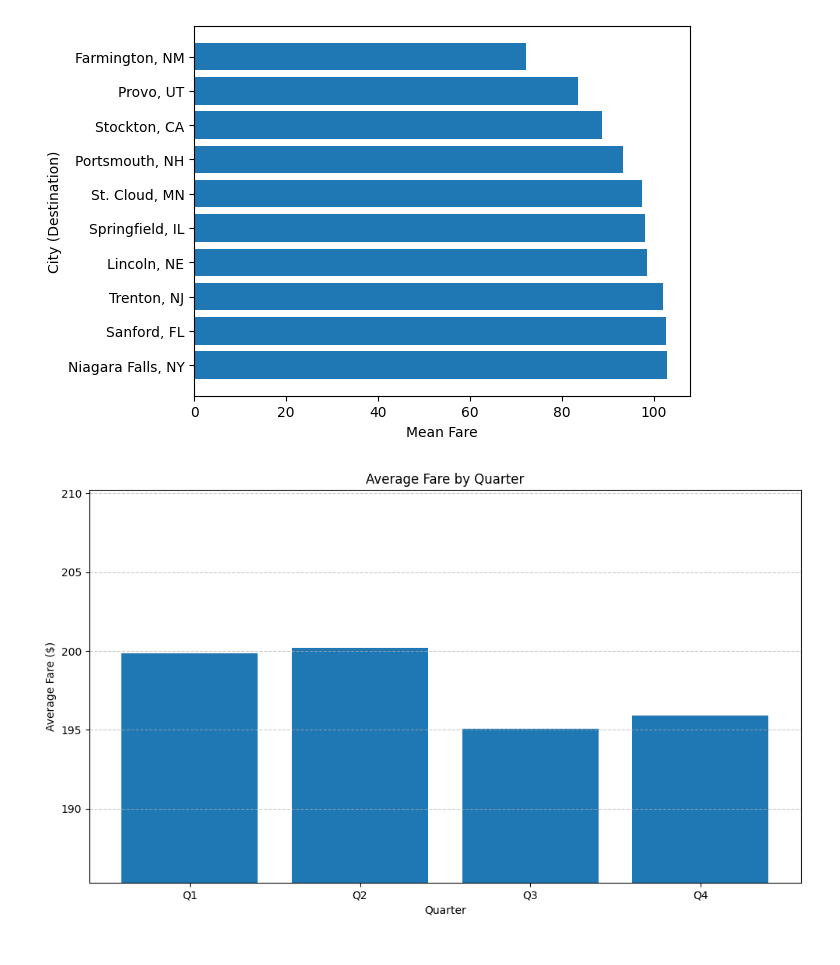
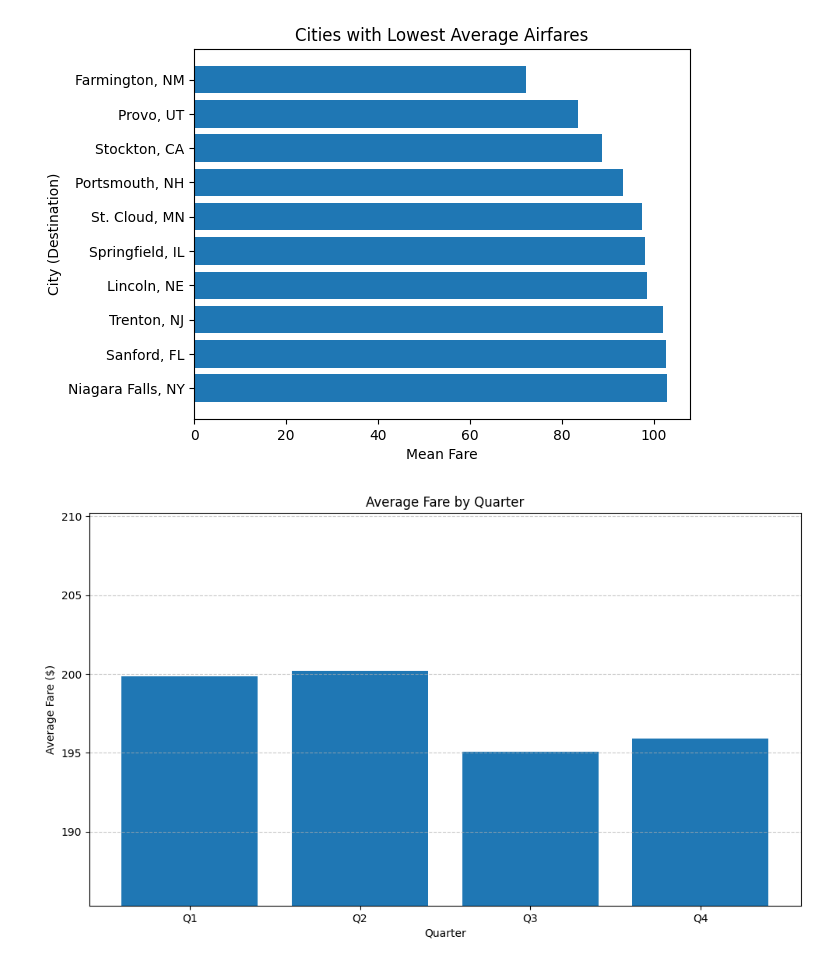
Before and after one commit to devinar25/flight-data-proj, a Jupyter notebook: main.ipynb, the cells around one changed output. Cells and saved outputs as stored; diff of their text form; code cells hidden in the pictures.

```diff
--- a/main.ipynb
+++ b/main.ipynb
@@ -123,14 +127,15 @@ plt.show()
 # %%
-''' Chart 1: Cities with least expensive fares '''
+''' Chart 2: Cities with least expensive fares '''
 c1_df = faresByCity_df.groupby('city2')['fare'].mean()
 c1_df_sorted = c1_df.sort_values(ascending=False).reset_index()
 x = c1_df_sorted.tail(10)['city2']
 y = c1_df_sorted.tail(10)['fare']
 plt.barh(x,y)
+plt.title('Cities with Lowest Average Airfares')
 plt.xlabel("Mean Fare")
 plt.ylabel("City (Destination)")
 plt.show()
 # %% [output]
-[figure, old version]
+[figure, new version]
 # %%
 def plot_quarterly_fares(faresByCity_df):
```
Also changed, not shown: parts of 27 cells of this notebook.
